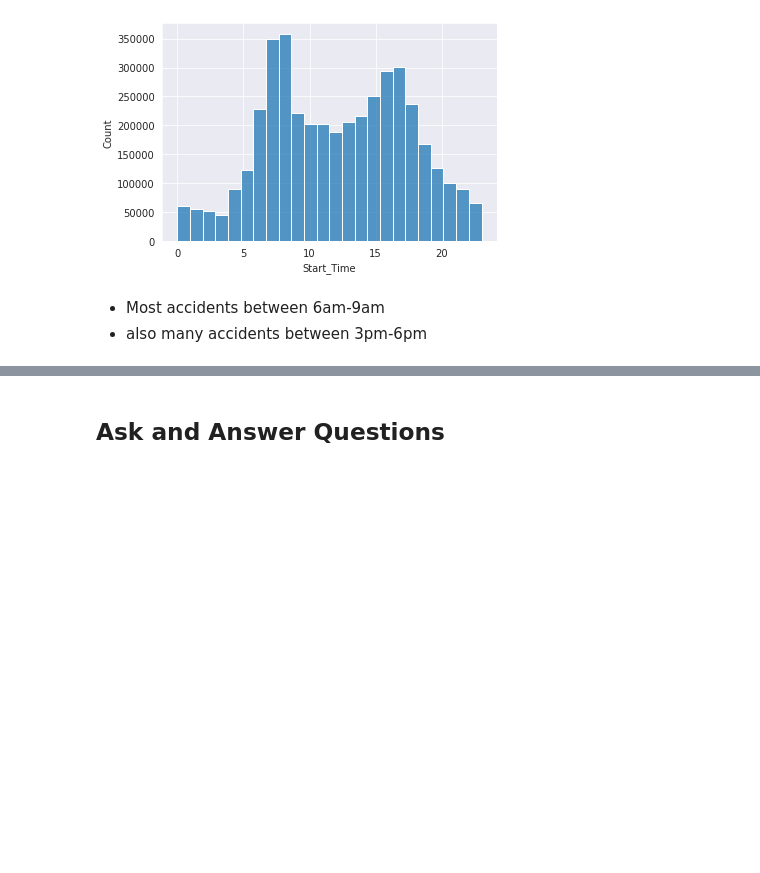
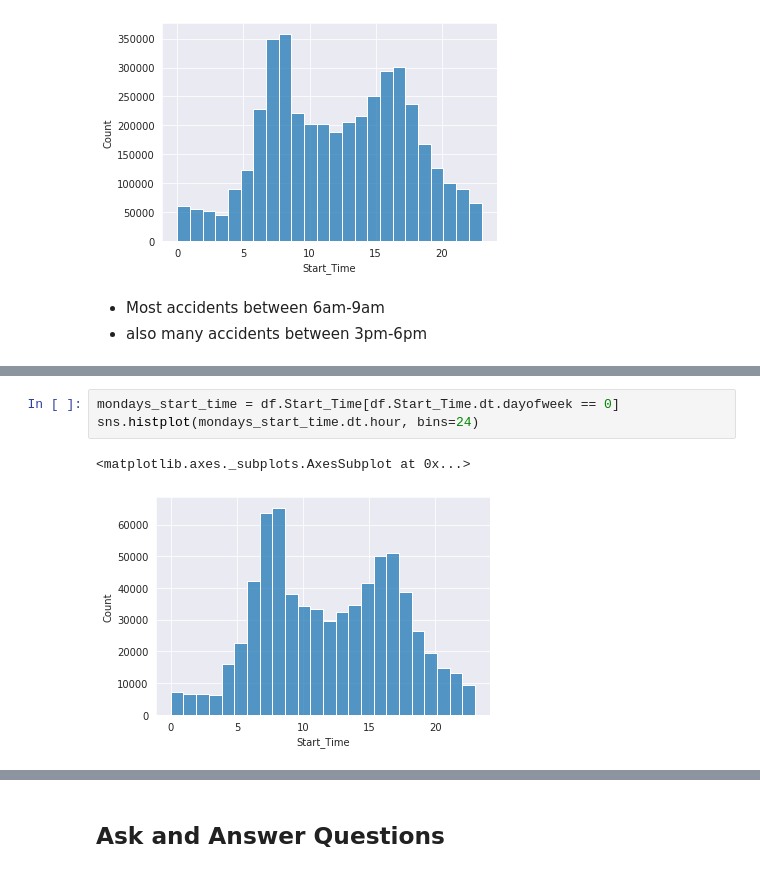
Before and after one commit to krits29/us-accidents-analysis, a Jupyter notebook: us_accidents_analysis.ipynb, the cells around one changed output, grey strips where cells are left out. Cells and saved outputs as stored; diff of their text form; blank space fills up the shorter version.

```diff
--- a/us_accidents_analysis.ipynb
+++ b/us_accidents_analysis.ipynb
@@ -309,0 +324,6 @@ sns.histplot(df.Start_Time.dt.hour, bins=24)
+# %%
+mondays_start_time = df.Start_Time[df.Start_Time.dt.dayofweek == 0]
+sns.histplot(mondays_start_time.dt.hour, bins=24)
+# %% [output]
+<matplotlib.axes._subplots.AxesSubplot at 0x...>
+[figure, added]
```
Also changed, not shown: parts of 9 cells of this notebook.
